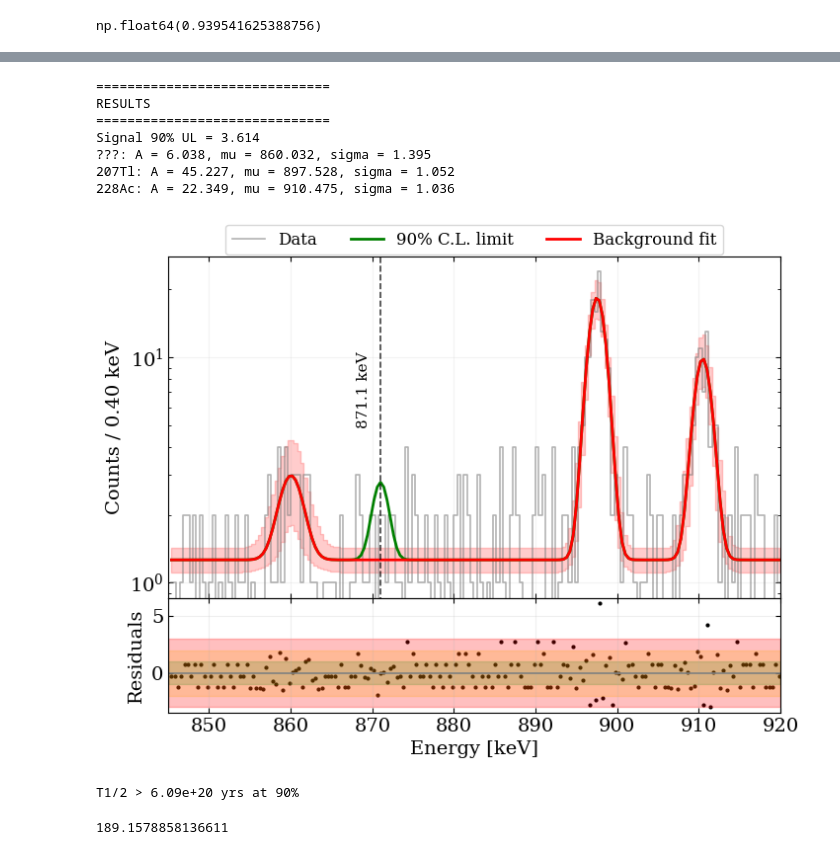
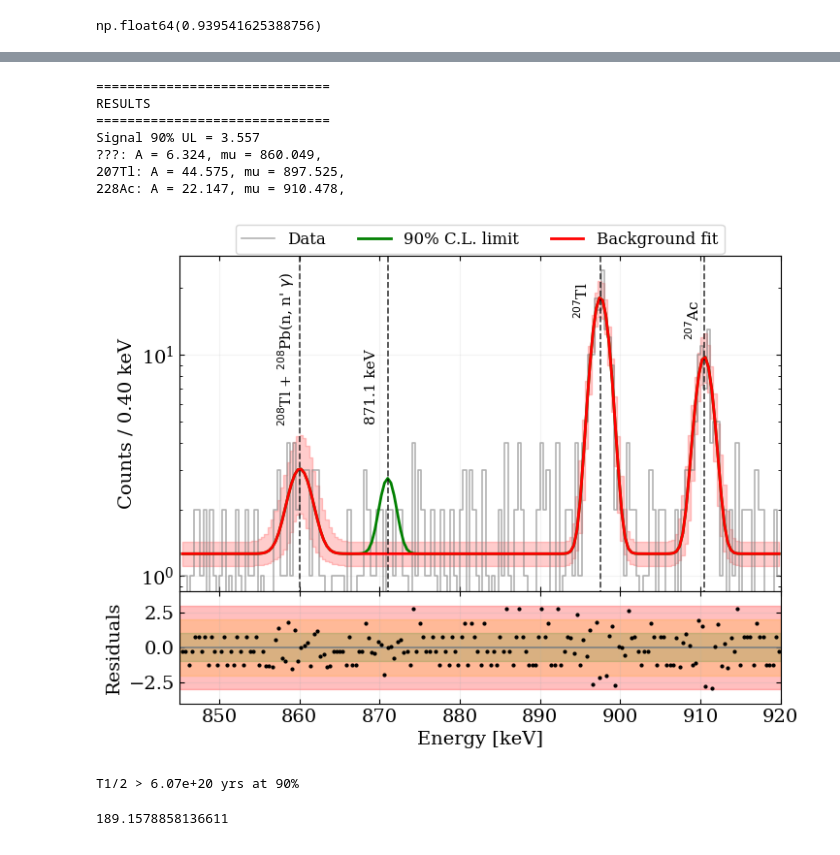
Before and after one commit to RitaF00/ZrO2-double-beta-decay, a Jupyter notebook: new_94Zr.ipynb, the cells around one changed output, grey strips where cells are left out. Drawn from its saved outputs; the diff is of its cells as text; code cells hidden in the pictures.

```diff
--- a/new_94Zr.ipynb
+++ b/new_94Zr.ipynb
@@ -61,12 +61,12 @@ ENERGY_RANGE = (0, 3000)
 BIN_WIDTH = 0.4
 
 BACKGROUND_PEAKS = {
-   "???" : 860,
+   "???" : 860.45,
     "207Tl": 897.77,
     "228Ac": 911.204,
 }
 
-FIT_WINDOW = 5
+FIT_WINDOW = 6
 
 SIGNAL = {
     "mu": 871,
@@ -363,7 +363,7 @@ with pm.Model() as model:
         A = pm.TruncatedNormal(
             f"A_{peak_name}",
             mu=fit["N"],
-            sigma=max(fit["err_N"], 10.0),
+            sigma=max(fit["err_N"], 5.0),
             lower=0,
         )
 
@@ -373,7 +373,7 @@ with pm.Model() as model:
         mu = pm.Normal(
             f"mu_{peak_name}",
             mu=fit["mu"],
-            sigma=max(fit["err_mu"], 1.0),
+            sigma=max(fit["err_mu"], 1),
         )
 
         # ------------------------
@@ -384,7 +384,7 @@ with pm.Model() as model:
         sigma = pm.TruncatedNormal(
             f"sigma_{peak_name}",
             mu=sigma0,
-            sigma=max(0.2 * sigma0, 1.0),
+            sigma=max(0.2 * sigma0, 1),
             lower=1e-3,
         )
 
@@ -730,16 +730,16 @@ for name in background_names:
         f"{name}: "
         f"A = {posterior_means[f'A_{name}']:.3f}, "
         f"mu = {posterior_means[f'mu_{name}']:.3f}, "
-        f"sigma = {posterior_means[f'sigma_{name}']:.3f}"
+        #f"sigma = {posterior_means[f'sigma_{name}']:.3f}"
     )
 # %% [output]
 ==============================
 RESULTS
 ==============================
-Signal 90% UL = 3.614
-???: A = 6.038, mu = 860.032, sigma = 1.395
-207Tl: A = 45.227, mu = 897.528, sigma = 1.052
-228Ac: A = 22.349, mu = 910.475, sigma = 1.036
+Signal 90% UL = 3.557
+???: A = 6.324, mu = 860.049,
+207Tl: A = 44.575, mu = 897.525,
+228Ac: A = 22.147, mu = 910.478,
 # %%
 fig, (ax1, ax2) = plt.subplots(
     2, 1,
@@ -770,35 +770,66 @@ ax1.annotate(
     fontsize=11
 )
 ax1.vlines(871, 0, 30, ls='--', color='black', alpha=0.75)
+
+
+ax1.annotate(
+    r"$^{207}$Tl",
+    xy=(897 - 3, 15),
+    rotation=90,
+    fontsize=11
+)
+ax1.vlines(posterior_means[f'mu_207Tl'], 0, 30, ls='--', color='black', alpha=0.75)
+
+ax1.annotate(
+    r"$^{207}$Ac",
+    xy=(911 - 3, 12),
+    rotation=90,
+    fontsize=11
+)
+ax1.vlines(posterior_means[f'mu_228Ac'], 0, 30, ls='--', color='black', alpha=0.75)
+
+ax1.annotate(
+    r"$^{208}$Tl + $^{208}$Pb(n, n' $\gamma$)",
+    xy=(860 - 3, 5),
+    rotation=90,
+    fontsize=11
+)
+ax1.vlines(posterior_means[f'mu_???'], 0, 30, ls='--', color='black', alpha=0.75)
+
+
+
 ax1.legend(
     loc="lower center",
     bbox_to_anchor=(0.5, 0.98),
     ncol=3,
     fontsize=12
 )
 
 
+
+
 # =========================
 # PLOT INFERIORE (RESIDUI)
 # =========================
-ax2.scatter(E_roi, residuals, s=4, color='black')
+ax2.scatter(E_roi, residuals, s=4, color='black', zorder = 10)
 
 
 ax2.axhspan(-3, 3, color='red', alpha=0.25)
 ax2.axhspan(-2, 2, color='orange', alpha=0.2)
 ax2.axhspan(-1, 1, color='green', alpha=0.15)
 
 
 ax2.axhline(0, color='gray')
 ax2.set_xlabel("Energy [keV]")
 ax2.set_ylabel("Residuals")
 ax2.grid(alpha=0.2)
 ax1.set_xlim(845, 920)
+ax2.set_ylim(-4, 4)
 
 plt.subplots_adjust(hspace=0)
 plt.show()
 # %% [output]
-[figure, old version]
+[figure, new version]
 # %%
 
 # Dati campione
@@ -820,7 +851,7 @@ percentile = 90
 T_half_limit = (np.log(2) * N_nuclei * eff_94Zr * t_live) / np.percentile(signal_samples, percentile)
 print(f"T1/2 > {T_half_limit:.2e} yrs at {percentile}%")
 # %% [output]
-T1/2 > 6.09e+20 yrs at 90%
+T1/2 > 6.07e+20 yrs at 90%
 # %%
 m_sample * i_a_94Zr * t_tot # gr * s
 m_sample * i_a_94Zr * 0.001 * ( t_tot/(60*60) )
```
Also changed, not shown: parts of 6 cells of this notebook, 12 other files.
